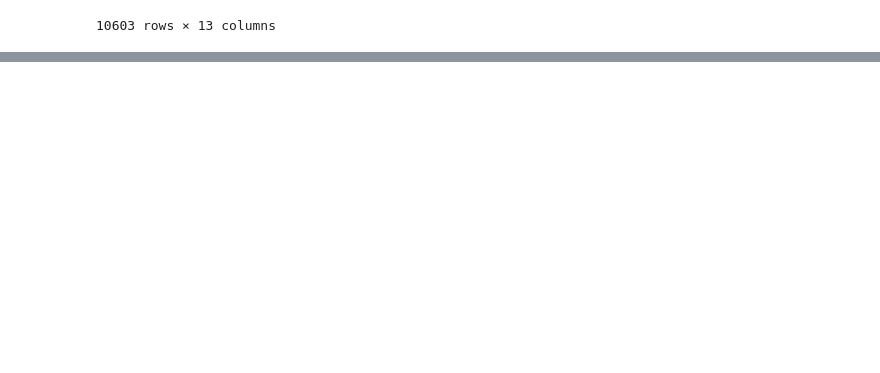
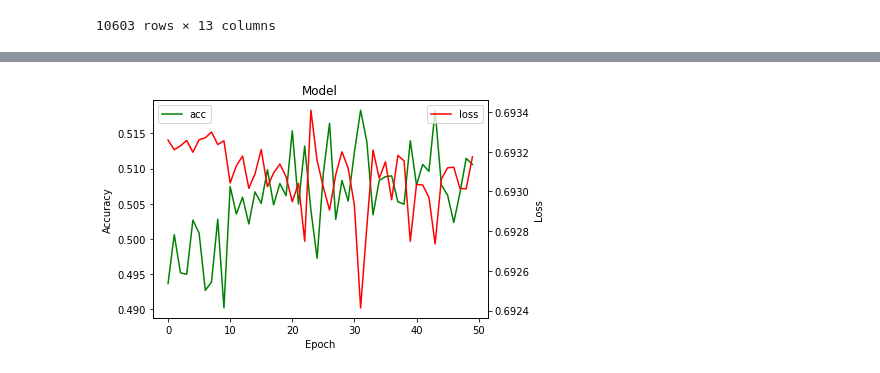
Before and after one commit to hongming-wong/Equities_Price_Prediction_XAI, a Jupyter notebook: Models/LSTM_v3.ipynb, the cells around one changed output, grey strips where cells are left out. Cells and saved outputs as stored; diff of their text form; code cells hidden in the pictures; blank space fills up the shorter version.

```diff
--- a/Models/LSTM_v3.ipynb
+++ b/Models/LSTM_v3.ipynb
@@ -52,0 +156,9 @@ x[0]
+# %%
+model = Sequential()
+
+model.add(LSTM(6, activation='relu', dropout=0.7, input_shape=( 7, 1)))
+model.add(Dense(4, activation='relu'))
+model.add(Dense(2, activation='sigmoid'))
+model.compile(optimizer='adam', loss='sparse_categorical_crossentropy', metrics=['acc'])
+
+history = model.fit(train_X_control, train_y, epochs=50, verbose=1, batch_size=32)
@@ -52,0 +183,4 @@ x[0]
+# %%
+lstm_utils.plot_history(history, "Model")
+# %% [output]
+[figure, added]
```
Also changed, not shown: parts of 17 cells of this notebook, 1 other file.
